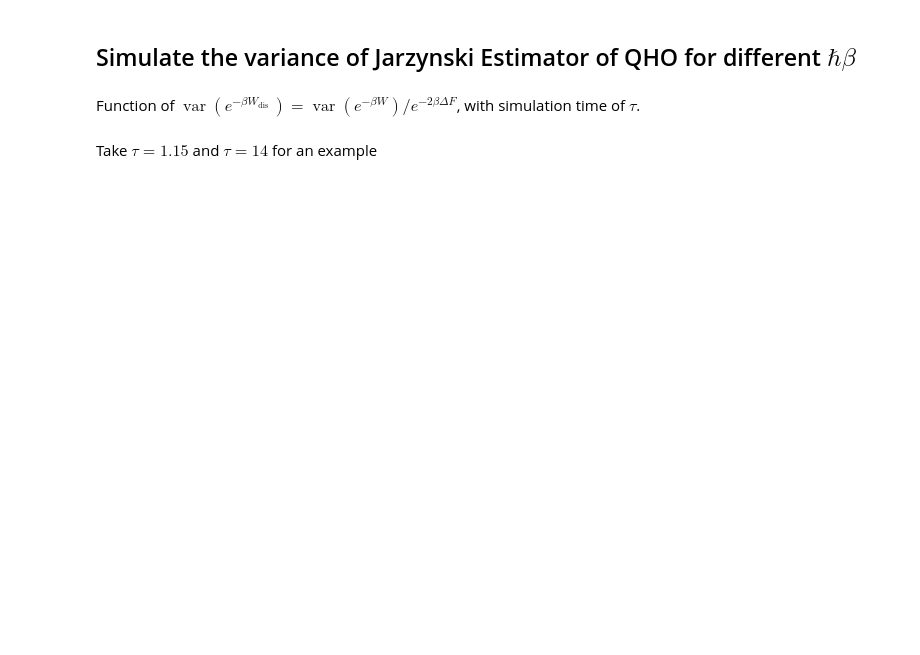
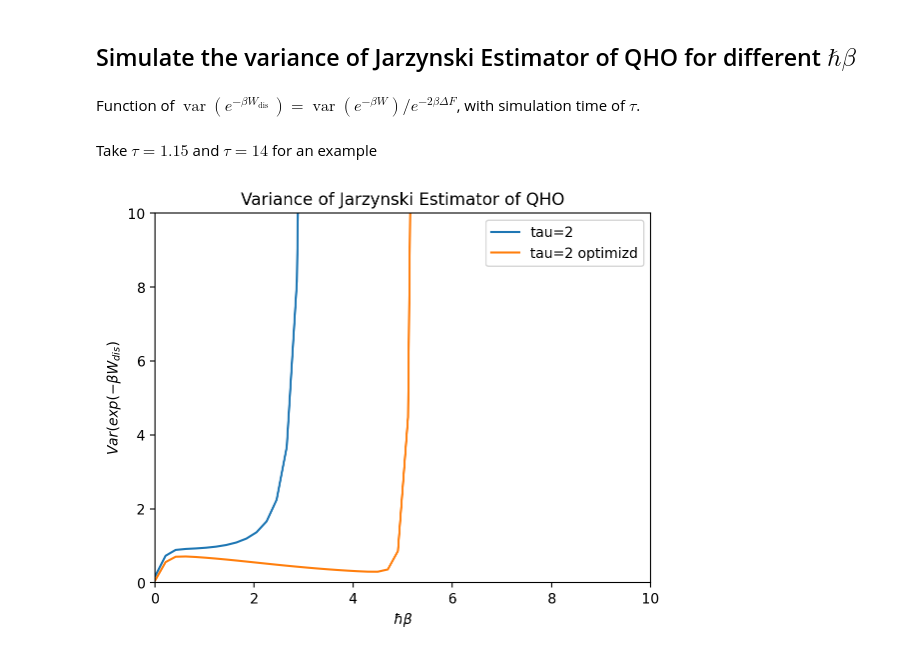
Before and after one commit to Shenlong-Yu/Divergence-in-the-Variance-of-Jarzynski-Estimator, a Jupyter notebook: QHO/Hermite_QHO_JE.ipynb, the cells around one changed output. Cells and saved outputs as stored; diff of their text form; code cells hidden in the pictures; blank space fills up the shorter version.

```diff
--- a/QHO/Hermite_QHO_JE.ipynb
+++ b/QHO/Hermite_QHO_JE.ipynb
@@ -172,15 +183,18 @@ var_list_4=var_list2(work,2,0.1)
 # %%
 # plot the variance
 plt.plot(beta_range, var_list_1, label='tau=2')
 # plt.plot(beta_range, var_list_2, label='tau=15')
-plt.plot(beta_range, var_list_3, label='tau=50')
+# plt.plot(beta_range, var_list_3, label='tau=50')
 plt.plot(beta_range, var_list_4, label='tau=2 optimizd')
+
 
 
 plt.xlabel(r'$ \hbar \beta$')
 plt.ylabel(r'$Var(exp(-\beta W_{dis})$')
 plt.title('Variance of Jarzynski Estimator of QHO')
 plt.ylim(0, 10)
 plt.xlim(0, 10)
 plt.legend()
 plt.show()
+# %% [output]
+[figure, added]
```
Also changed, not shown: parts of 6 cells of this notebook, 3 other files.
